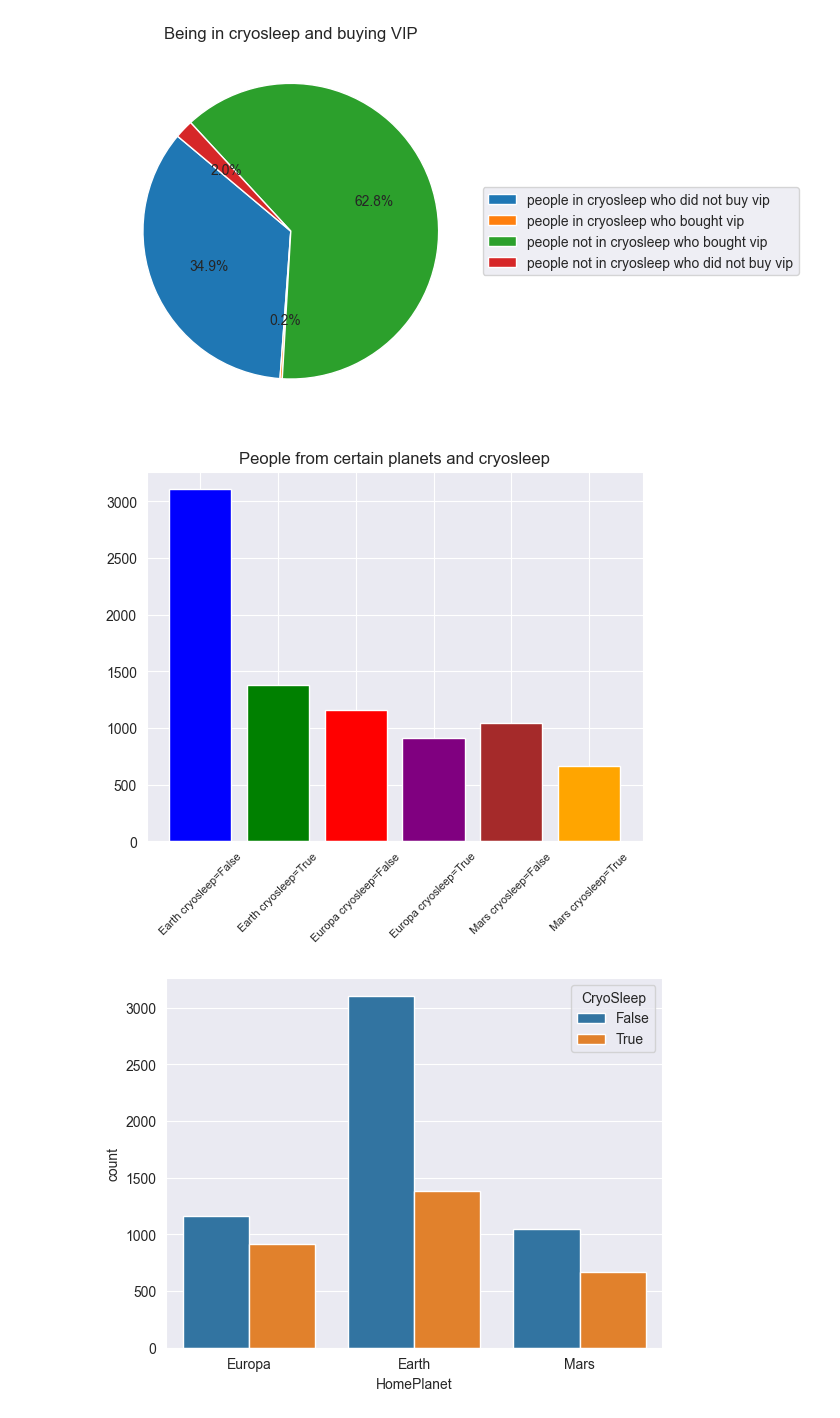
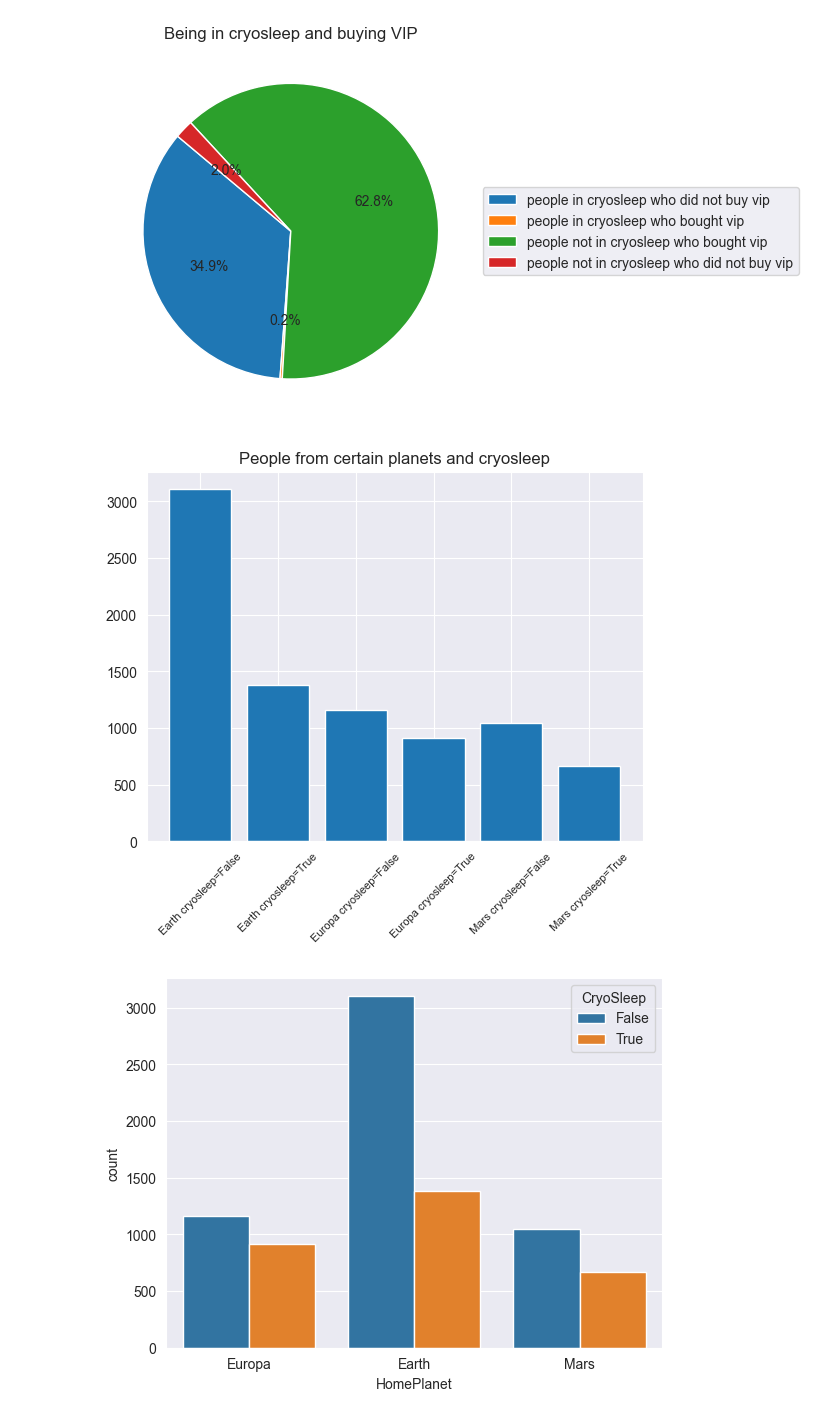
Before and after one commit to Kolo-Naukowe-Data-Science-PW/Rekrutacja_2023, a Jupyter notebook: spaceship_titanic/rozwiazania/Norbert_Frydrysiak/data_exploration.ipynb, the cells around one changed output. Cells and saved outputs as stored; diff of their text form; code cells hidden in the pictures.

```diff
--- a/spaceship_titanic/rozwiazania/Norbert_Frydrysiak/data_exploration.ipynb
+++ b/spaceship_titanic/rozwiazania/Norbert_Frydrysiak/data_exploration.ipynb
@@ -47,18 +47,18 @@ plt.show()
 # %%
 #Is cryosleep more popular among people from certain planets?
 #Is there a correlation between the number of people from a planet and the number of people from that planet in cryosleep?
 planets_and_cryosleep=df.groupby(['HomePlanet','CryoSleep']).size().reset_index(name='counts')
 planets_and_cryosleep['HomePlanet and Cryosleep']=+planets_and_cryosleep['HomePlanet']+' cryosleep='+planets_and_cryosleep['CryoSleep'].astype(str)
 planets_and_cryosleep=planets_and_cryosleep[['HomePlanet and Cryosleep','counts']]
-colors = ['blue', 'green', 'red', 'purple','brown','orange']
-plt.bar(planets_and_cryosleep['HomePlanet and Cryosleep'],planets_and_cryosleep['counts'], color=colors)
+#colors = ['blue', 'green', 'red', 'purple','brown','orange']
+plt.bar(planets_and_cryosleep['HomePlanet and Cryosleep'],planets_and_cryosleep['counts'])
 #plt.legend(planets_and_cryosleep['HomePlanet and Cryosleep'],  loc="center left", bbox_to_anchor=(1, 0.5))
 plt.title('People from certain planets and cryosleep')
 plt.xticks(rotation=45, fontsize=8)
 plt.show()
 #display(planets_and_cryosleep)
 # %% [output]
-[figure, old version]
+[figure, new version]
 # %%
 df2=df.copy()
 df2[['Deck of the ship', 'Number of cabin', 'Side of the ship']] = df2['Cabin'].str.split('/', expand=True)
```
Also changed, not shown: parts of 6 cells of this notebook.
